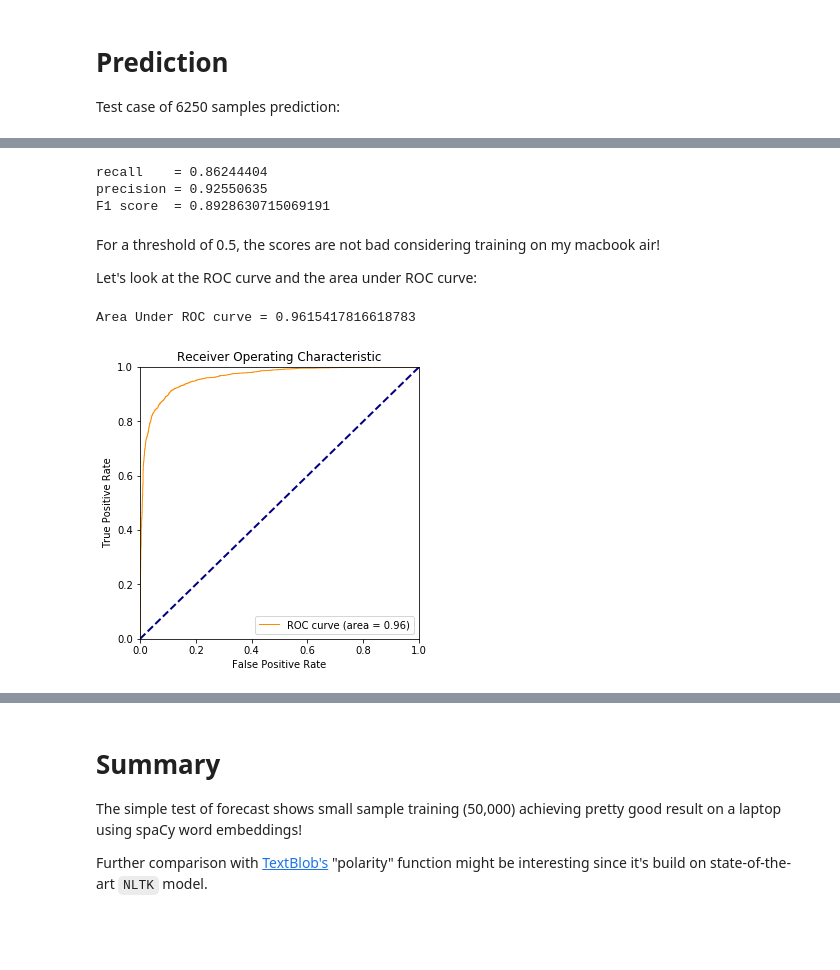
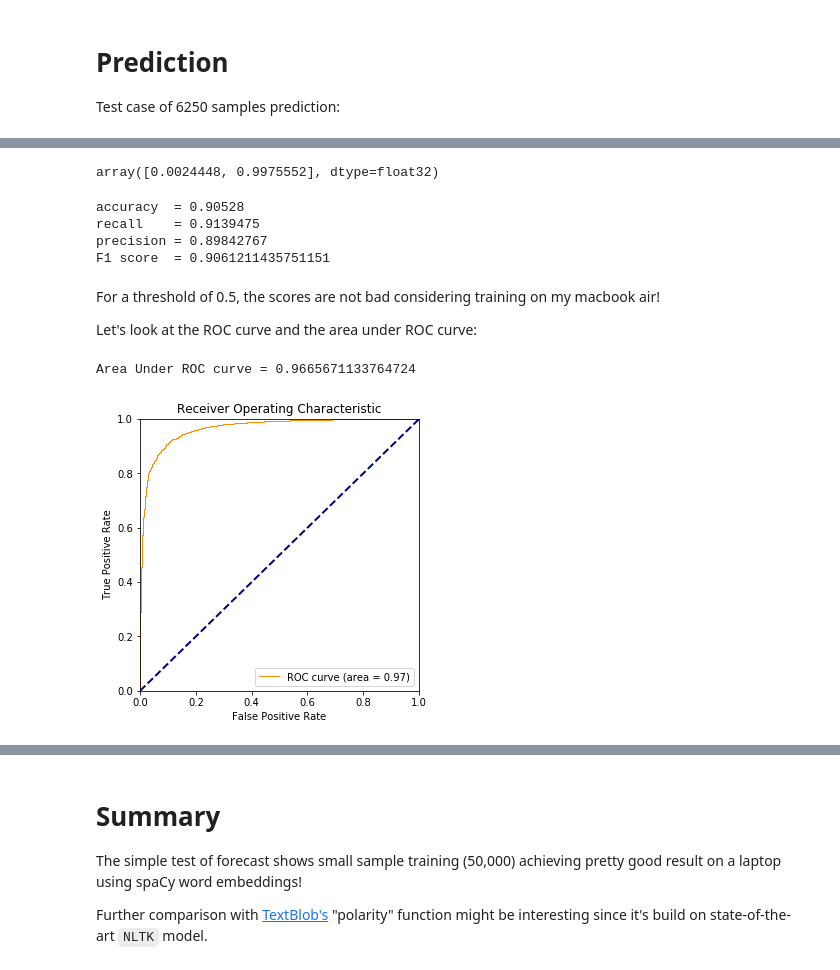
Before and after one commit to ginochen/NLP_spaCy_cuDNNLSTM, a Jupyter notebook: NLP_spaCy_cuDNNLSTM.ipynb, the cells around one changed output, grey strips where cells are left out. Cells and saved outputs as stored; diff of their text form; code cells hidden in the pictures; blank space fills up the shorter version.

```diff
--- a/NLP_spaCy_cuDNNLSTM.ipynb
+++ b/NLP_spaCy_cuDNNLSTM.ipynb
@@ -156,0 +167,32 @@ model = compile_lstm(embeddings, shape, settings)
+# %%
+import deep_learning_keras
+class Integer_list(object):
+    def __init__(self, maxlen=100):
+        self.maxlen=maxlen
+    def fit(self, X, y=None):
+#        print(X[0][0])
+        return self
+    def transform(self, X, y=None):
+        X = list(nlp.pipe(X))
+        int_list = get_features(X, self.maxlen)
+        return int_list
+
+integer_list = Integer_list(maxlen)
+import sklearn
+from sklearn.pipeline import Pipeline
+
+def fit(classifier, embeddings, shape, settings, integer_list, x_train, y_train): #sequencer, padder, x_train, y_train):
+    pipeline = Pipeline([
+#                ('sequencer', sequencer),
+#                ('padder', padder),
+                ('integer_list', integer_list),
+                ('keras_classifier', classifier)
+        ])
+    pipeline.set_params(keras_classifier__embeddings=embeddings,
+                        keras_classifier__settings=settings,
+                        keras_classifier__shape=shape)
+    c = pipeline.fit(x_train, y_train)
+    return c
+
+c = fit(classifier, embeddings, shape, settings, integer_list, #sequencer, padder,
+        train_sentences[:nsamp_train], train_labels)
@@ -180,0 +216,5 @@ label_pred = model.predict(test_X)
+# %%
+from keras.models import load_model
+#model = load_model('./input/model-5.h5')
+# test_X
+label_pred = c.predict_proba(test_sentences[nsamp_dev:2*nsamp_dev])
@@ -181,26 +223,38 @@ label_pred = model.predict(test_X)
+# %%
+label_pred
+# %% [output]
+array([0.0024448, 0.9975552], dtype=float32)
 # %%
 import tensorflow as tf
+from sklearn import metrics
 
 sess = tf.Session()
 threshold = [0.5]#np.arange(0,1,0.1)
-y_pred = tf.constant(np.asarray([i[0]>threshold for i in label_pred]).reshape((-1,)),dtype=tf.int64)
+y_pred = tf.constant(np.asarray([i[1]>threshold for i in label_pred]).reshape((-1,)),dtype=tf.int64)
 y_true = tf.constant(test_labels,dtype=tf.int64)
 _, precision = tf.metrics.precision_at_thresholds(y_true, y_pred, threshold) # mean average precision
 _, recall = tf.metrics.recall_at_thresholds(y_true, y_pred, threshold) # mean average precision
+accuracy, update_op = tf.metrics.accuracy(y_true, y_pred)
 #_, m_ap = tf.metrics.average_precision_at_k(y_true, y_pred, 10) # mean average precision for top 5 predictions, AP@k is: sum k=1:x of (precision at k * change in recall at k)
 sess.run(tf.local_variables_initializer())
 precision = sess.run(precision)[0]
 recall = sess.run(recall)[0]
+accuracy = sess.run([accuracy,update_op])[1]
 #mAP = sess.run(m_ap)
 F1 = 2*precision*recall/(precision+recall)
 #print('mAP = %s'%mAP)
+#accuracy: A Tensor representing the accuracy, the value of total divided by count.
+#update_op: An operation that increments the total and count variables appropriately and whose value matches accuracy
+
+print('accuracy  = %s'%accuracy)
 print('recall    = %s'%recall)
 print('precision = %s'%precision)
 print('F1 score  = %s'%F1)
 # %% [output]
-recall    = 0.86244404
-precision = 0.92550635
-F1 score  = 0.8928630715069191
+accuracy  = 0.90528
+recall    = 0.9139475
+precision = 0.89842767
+F1 score  = 0.9061211435751151
 # %% [markdown]
 For a threshold of 0.5, the scores are not bad considering training on my macbook air!
 
@@ -208,28 +262,28 @@ Let's look at the ROC curve and the area under ROC curve:
 # %%
 import sklearn
 from sklearn.metrics import roc_auc_score, roc_curve, auc
 from matplotlib import pyplot as plt
-area_under_roc = sklearn.metrics.roc_auc_score(test_labels,label_pred)
+area_under_roc = sklearn.metrics.roc_auc_score(test_labels,label_pred[:,1])
+fpr, tpr, thresholds = sklearn.metrics.roc_curve(test_labels,label_pred[:,1])
+roc_auc = sklearn.metrics.auc(fpr, tpr) # Area Under ROC Curve
 print('Area Under ROC curve = %s'%area_under_roc)
-fpr, tpr, thresholds = sklearn.metrics.roc_curve(test_labels,label_pred)
-roc_auc = sklearn.metrics.auc(fpr, tpr) # Area Under ROC Curve
 
 #plt.figure()
 plt.figure(figsize=(5,5))
 plt.plot(fpr, tpr, color='darkorange',
          lw=1, label='ROC curve (area = %0.2f)' % roc_auc)
 
 plt.plot([0, 1], [0, 1], color='navy', lw=2, linestyle='--')
 plt.xlim([0.0, 1.0])
 plt.ylim([0.0, 1])
 # ROC considers all thresholds of probabilities to plot the yellow curve
 # suppose at FPR=0.1, the TPR=0.9
 plt.xlabel('False Positive Rate')
 plt.ylabel('True Positive Rate')
 plt.title('Receiver Operating Characteristic')
 plt.legend(loc="lower right")
 
 plt.show()
 # %% [output]
-Area Under ROC curve = 0.9615417816618783
+Area Under ROC curve = 0.9665671133764724
-[figure, old version]
+[figure, new version]
```
Also changed, not shown: parts of 18 cells of this notebook.
